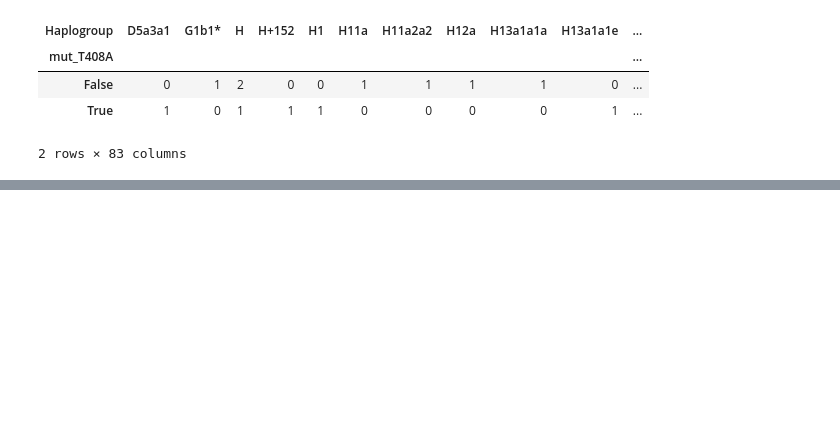
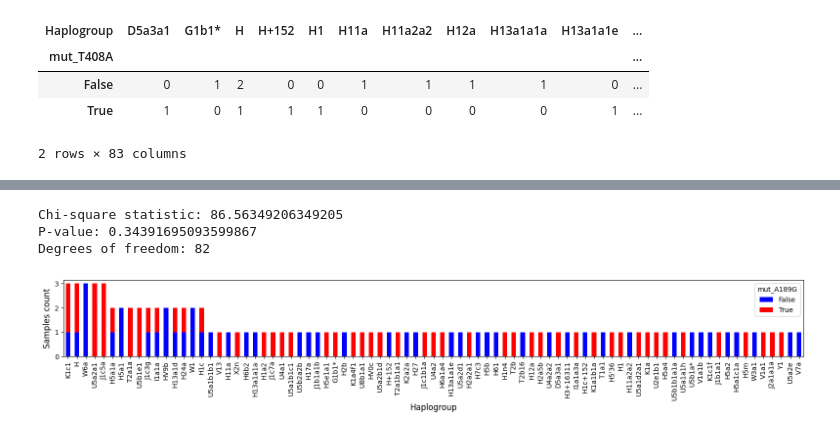
Before and after one commit to mitoclub/MCPA_osteoarthritic, a Jupyter notebook: scripts/haplogroup_analyse.ipynb, the cells around one changed output, grey strips where cells are left out. Cells and saved outputs as stored; diff of their text form; code cells hidden in the pictures; blank space fills up the shorter version.

```diff
--- a/scripts/haplogroup_analyse.ipynb
+++ b/scripts/haplogroup_analyse.ipynb
@@ -71,0 +124,24 @@ df_hap.groupby('mut_T408A').Haplogroup.value_counts().unstack().fillna(0).astype
+# %%
+df_mut_in_hap = df_hap.groupby('mut_A189G').Haplogroup.value_counts().unstack().fillna(0).astype(int)
+
+# Perform chi-square test
+chi2, p, dof, expected = chi2_contingency(df_mut_in_hap)
+
+# Display results
+print(f"Chi-square statistic: {chi2}")
+print(f"P-value: {p}")
+print(f"Degrees of freedom: {dof}")
+
+# Plot the stacked bar plot
+df_mut_in_hap.T.loc[df_hap.Haplogroup.value_counts().index]\
+    .plot(kind='bar', stacked=True, figsize=(16, 3), colormap='BlueRed')
+plt.ylabel('Samples count', fontsize=12)
+plt.xlabel('Haplogroup', fontsize=12)
+# plt.title('Stacked Bar Plot of Haplogroups by Mutation Status')
+plt.tight_layout()
+plt.show()
+# %% [output]
+Chi-square statistic: 86.56349206349205
+P-value: 0.34391695093599867
+Degrees of freedom: 82
+[figure, added]
```
Also changed, not shown: parts of 19 cells of this notebook.
